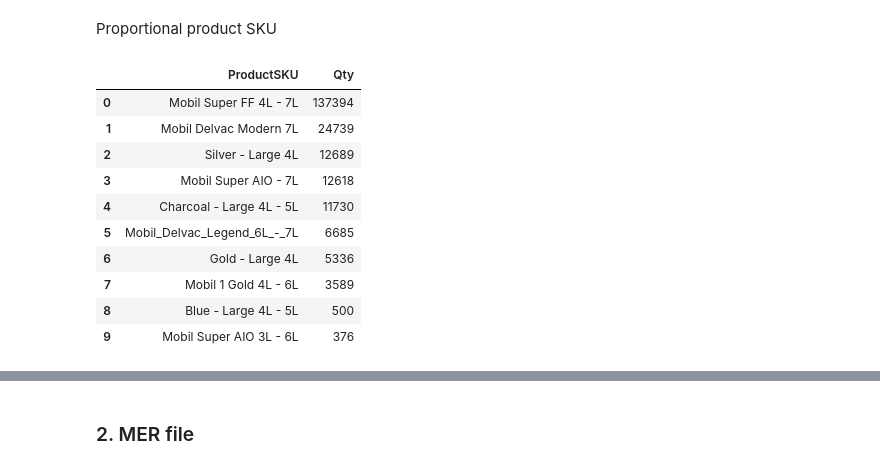
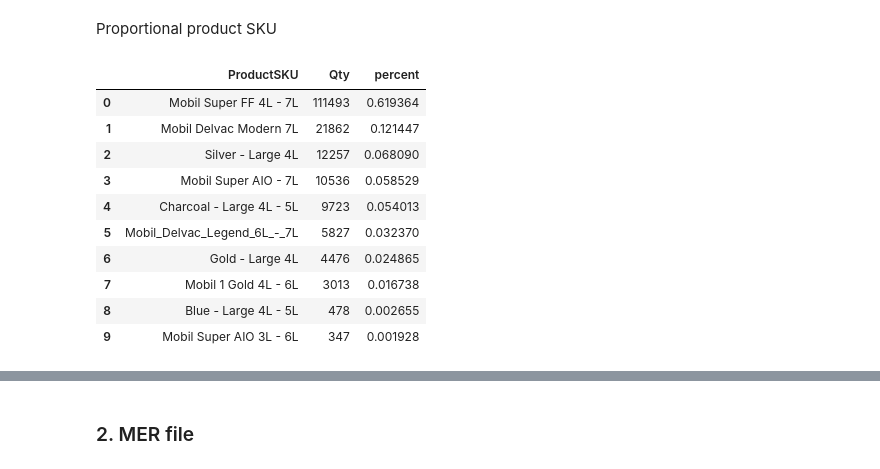
Before and after one commit to PaweekornS/ExxonMobil_Bootcathon, a Jupyter notebook: exxon_hack.ipynb, the cells around one changed output, grey strips where cells are left out. Cells and saved outputs as stored; diff of their text form; code cells hidden in the pictures.

```diff
--- a/exxon_hack.ipynb
+++ b/exxon_hack.ipynb
@@ -116,8 +117,8 @@ UserType          0
 dtype: int64
 # %%
 # drop records with no province
-# null_province = mrw[ mrw['Province'].isnull() ].index
-# mrw.drop(index=null_province, inplace=True)
+null_province = mrw[ mrw['Province'].isnull() ].index
+mrw.drop(index=null_province, inplace=True)
 # %%
 # fill null Postcode with 0
 mrw['Postcode'] = mrw['Postcode'].fillna(0).astype('int')
@@ -186,17 +217,18 @@ Proportional product SKU
 # %%
 sku_qty_totals = mrw.groupby('ProductSKU').agg({'Qty': 'sum'}).reset_index()
 sku_qty_totals = sku_qty_totals.sort_values(by='Qty', ascending=False).reset_index(drop=True)
+sku_qty_totals['percent'] = sku_qty_totals['Qty'] / sku_qty_totals['Qty'].sum()
 
 sku_qty_totals
 # %% [output]
-|  | ProductSKU | Qty |
-| 0 | Mobil Super FF 4L - 7L | 137394 |
-| 1 | Mobil Delvac Modern 7L | 24739 |
-| 2 | Silver - Large 4L | 12689 |
-| 3 | Mobil Super AIO - 7L | 12618 |
-| 4 | Charcoal - Large 4L - 5L | 11730 |
-| 5 | Mobil_Delvac_Legend_6L_-_7L | 6685 |
-| 6 | Gold - Large 4L | 5336 |
-| 7 | Mobil 1 Gold 4L - 6L | 3589 |
-| 8 | Blue - Large 4L - 5L | 500 |
-| 9 | Mobil Super AIO 3L - 6L | 376 |
+|  | ProductSKU | Qty | percent |
+| 0 | Mobil Super FF 4L - 7L | 111493 | 0.619364 |
+| 1 | Mobil Delvac Modern 7L | 21862 | 0.121447 |
+| 2 | Silver - Large 4L | 12257 | 0.068090 |
+| 3 | Mobil Super AIO - 7L | 10536 | 0.058529 |
+| 4 | Charcoal - Large 4L - 5L | 9723 | 0.054013 |
+| 5 | Mobil_Delvac_Legend_6L_-_7L | 5827 | 0.032370 |
+| 6 | Gold - Large 4L | 4476 | 0.024865 |
+| 7 | Mobil 1 Gold 4L - 6L | 3013 | 0.016738 |
+| 8 | Blue - Large 4L - 5L | 478 | 0.002655 |
+| 9 | Mobil Super AIO 3L - 6L | 347 | 0.001928 |
```
Also changed, not shown: parts of 24 cells of this notebook.
